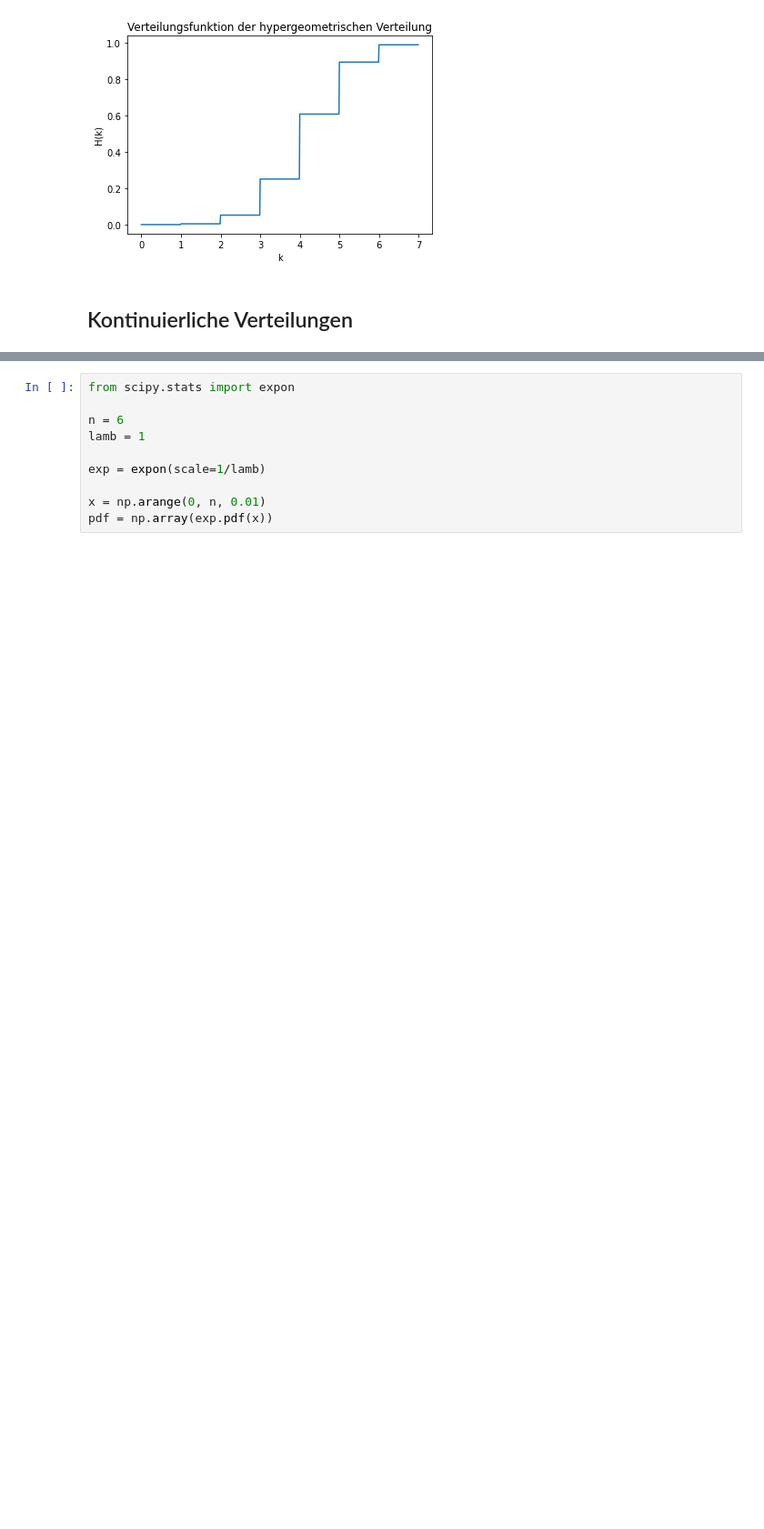
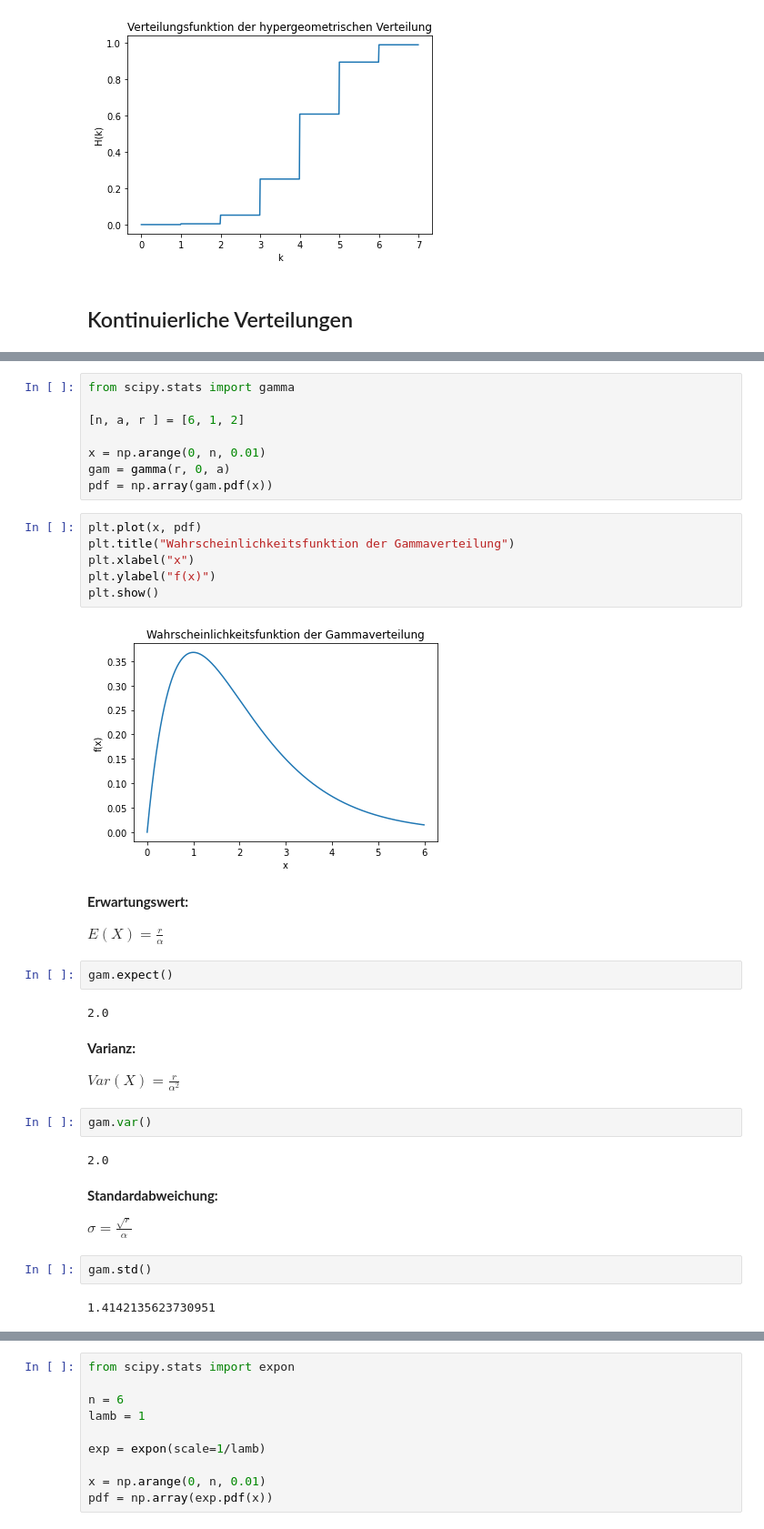
Before and after one commit to nicokossmann/Wahrscheinlichkeitsverteilungen, a Jupyter notebook: statistik.ipynb, the cells around one changed output, grey strips where cells are left out. Shown at 91% size. Cells and saved outputs as stored; diff of their text form; blank space fills up the shorter version.

Commit message:
added Gammaverteilung

```diff
--- a/statistik.ipynb
+++ b/statistik.ipynb
@@ -423,0 +438,40 @@ plt.show()
+# %%
+from scipy.stats import gamma
+
+[n, a, r ] = [6, 1, 2]
+
+x = np.arange(0, n, 0.01)
+gam = gamma(r, 0, a)
+pdf = np.array(gam.pdf(x))
+# %%
+plt.plot(x, pdf)
+plt.title("Wahrscheinlichkeitsfunktion der Gammaverteilung")
+plt.xlabel("x")
+plt.ylabel("f(x)")
+plt.show()
+# %% [output]
+[figure, added]
+# %% [markdown]
+**Erwartungswert:**
+
+$E(X) = \frac{r}{\alpha}$
+# %%
+gam.expect()
+# %% [output]
+2.0
+# %% [markdown]
+**Varianz:**
+
+$Var(X) = \frac{r}{\alpha^{2}}$
+# %%
+gam.var()
+# %% [output]
+2.0
+# %% [markdown]
+**Standardabweichung:**
+
+$\sigma =\frac{\sqrt{r}}{\alpha}$
+# %%
+gam.std()
+# %% [output]
+1.4142135623730951
```
Also changed, not shown: parts of 16 cells of this notebook, 1 other file.
